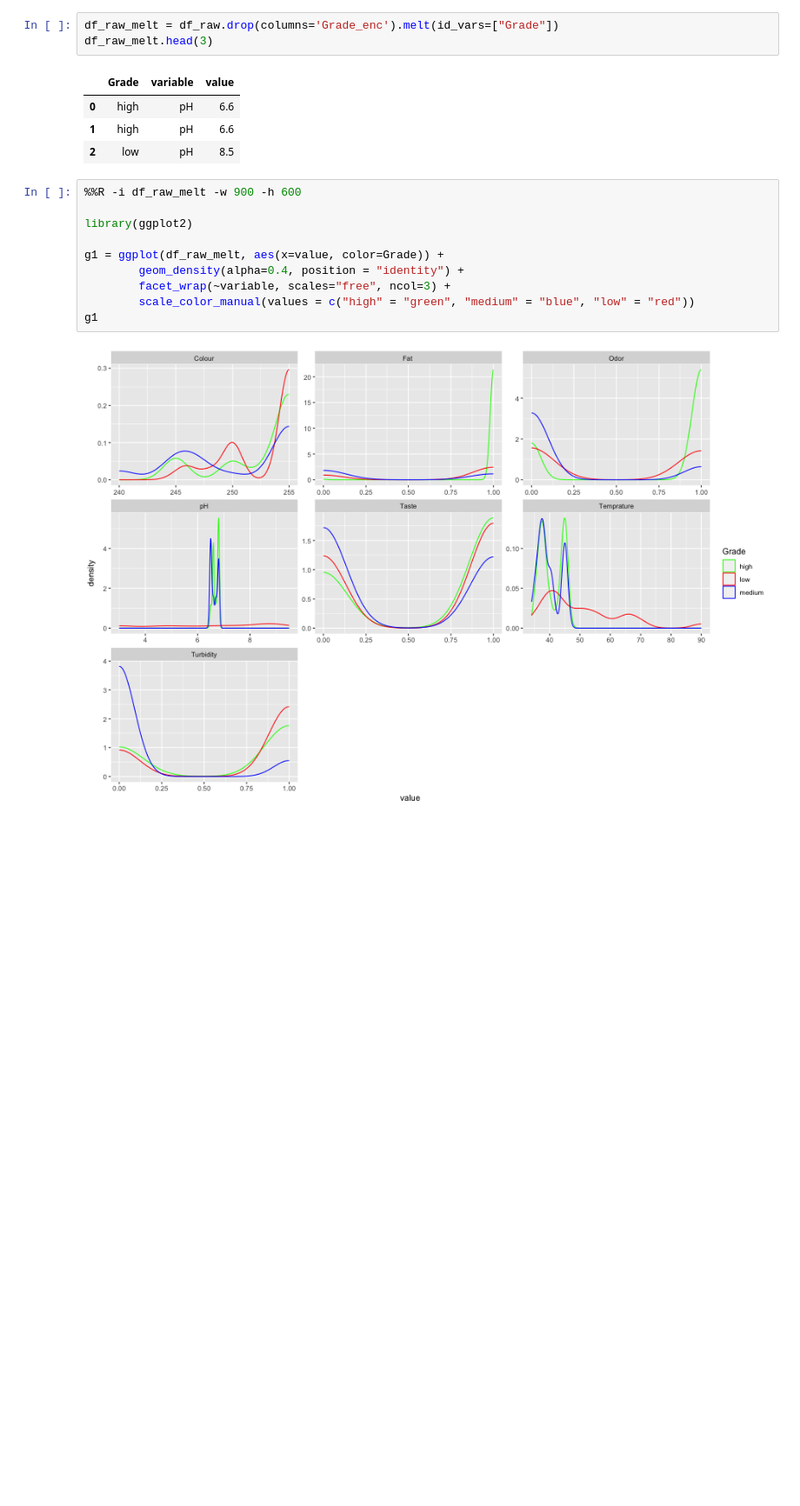
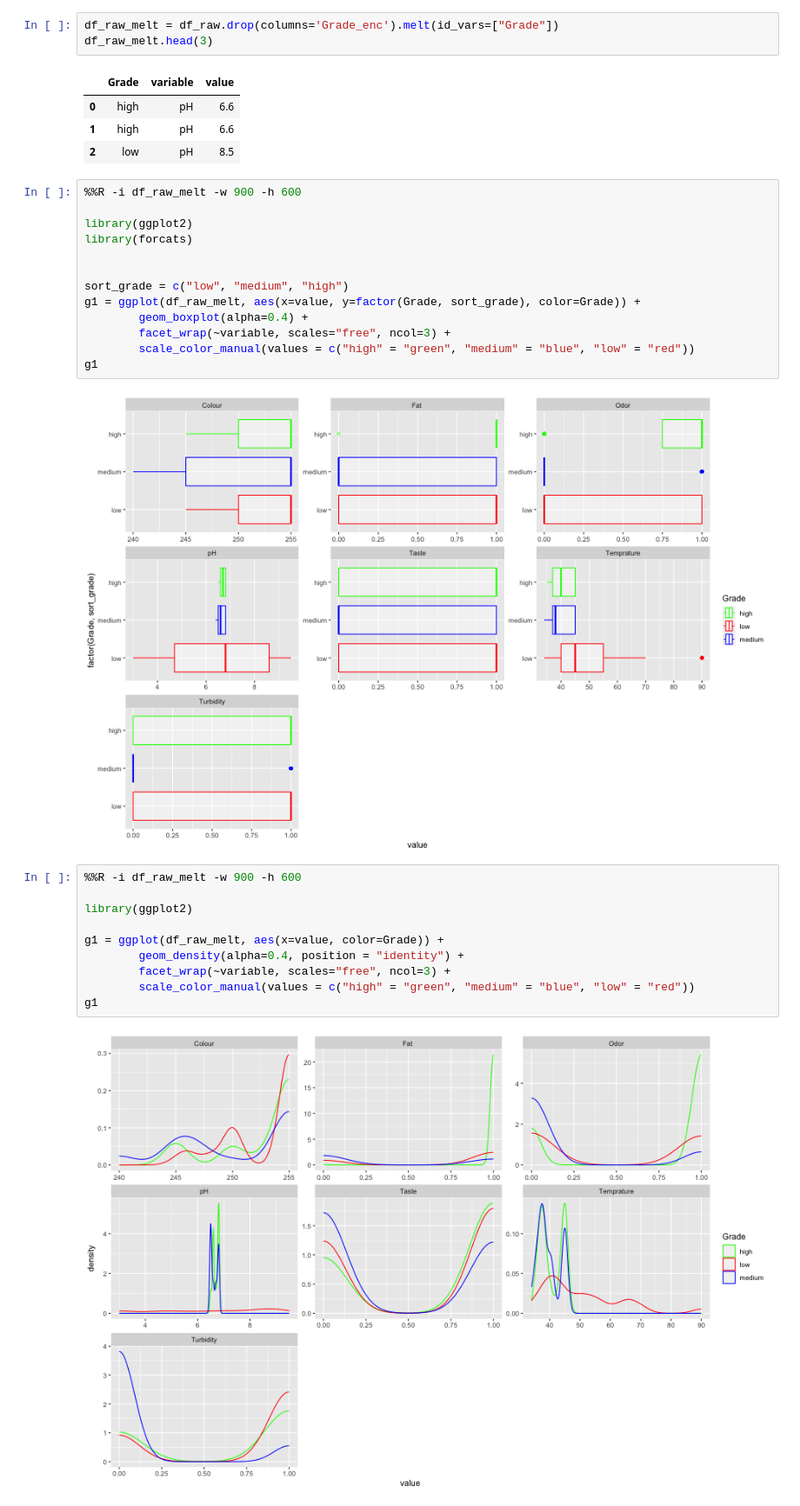
Before and after one commit to kulaphongj/milk_quality_prediction, a Jupyter notebook: 1_eda.ipynb, the cells around one changed output. Shown at 87% size. Saved outputs shown, nothing was run; the diff lists cells and outputs as text; blank space fills up the shorter version.

```diff
--- a/1_eda.ipynb
+++ b/1_eda.ipynb
@@ -213,6 +210,21 @@ df_raw_melt.head(3)
 | 0 | high | pH | 6.6 |
 | 1 | high | pH | 6.6 |
 | 2 | low | pH | 8.5 |
+# %%
+%%R -i df_raw_melt -w 900 -h 600
+
+library(ggplot2)
+library(forcats)
+
+
+sort_grade = c("low", "medium", "high")
+g1 = ggplot(df_raw_melt, aes(x=value, y=factor(Grade, sort_grade), color=Grade)) +
+        geom_boxplot(alpha=0.4) +
+        facet_wrap(~variable, scales="free", ncol=3) +
+        scale_color_manual(values = c("high" = "green", "medium" = "blue", "low" = "red"))
+g1
+# %% [output]
+[figure, added]
 # %%
 %%R -i df_raw_melt -w 900 -h 600
 
```
Also changed, not shown: parts of 1 cell of this notebook, 3 other files.
